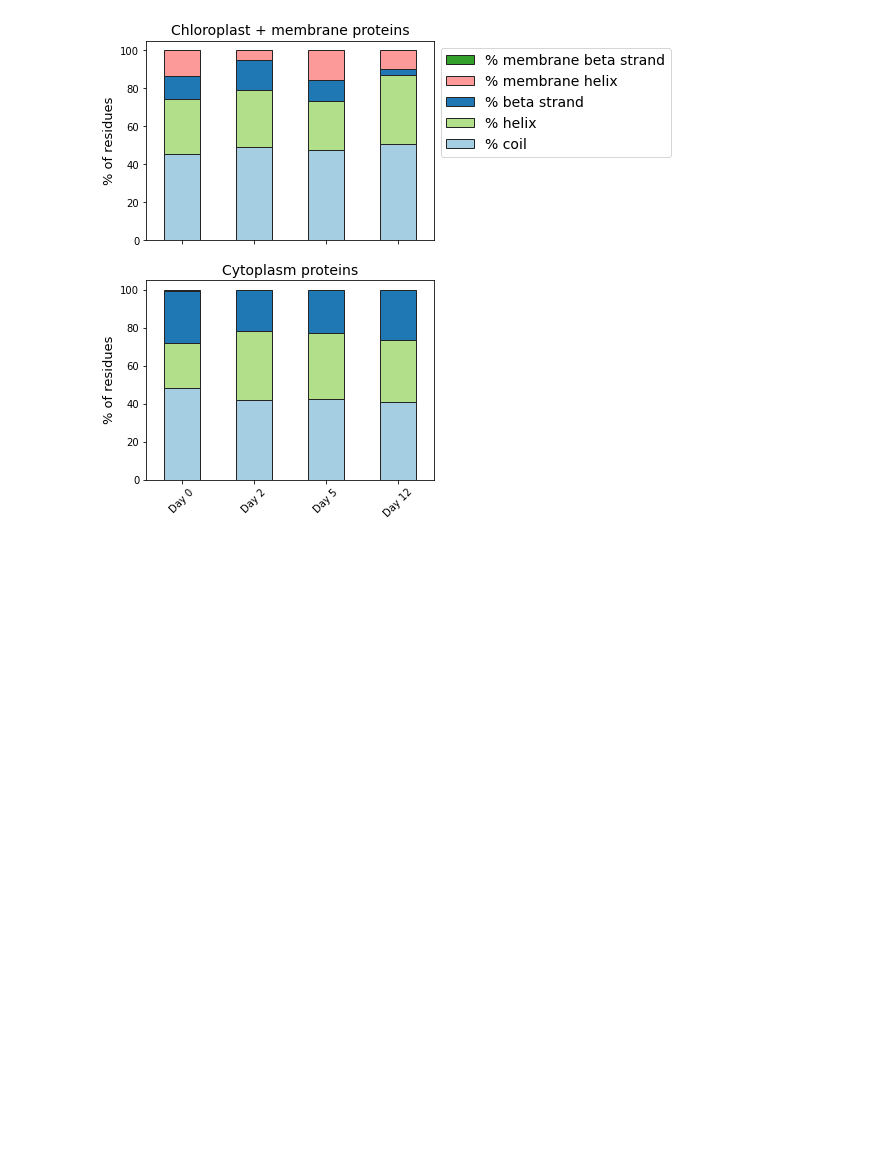
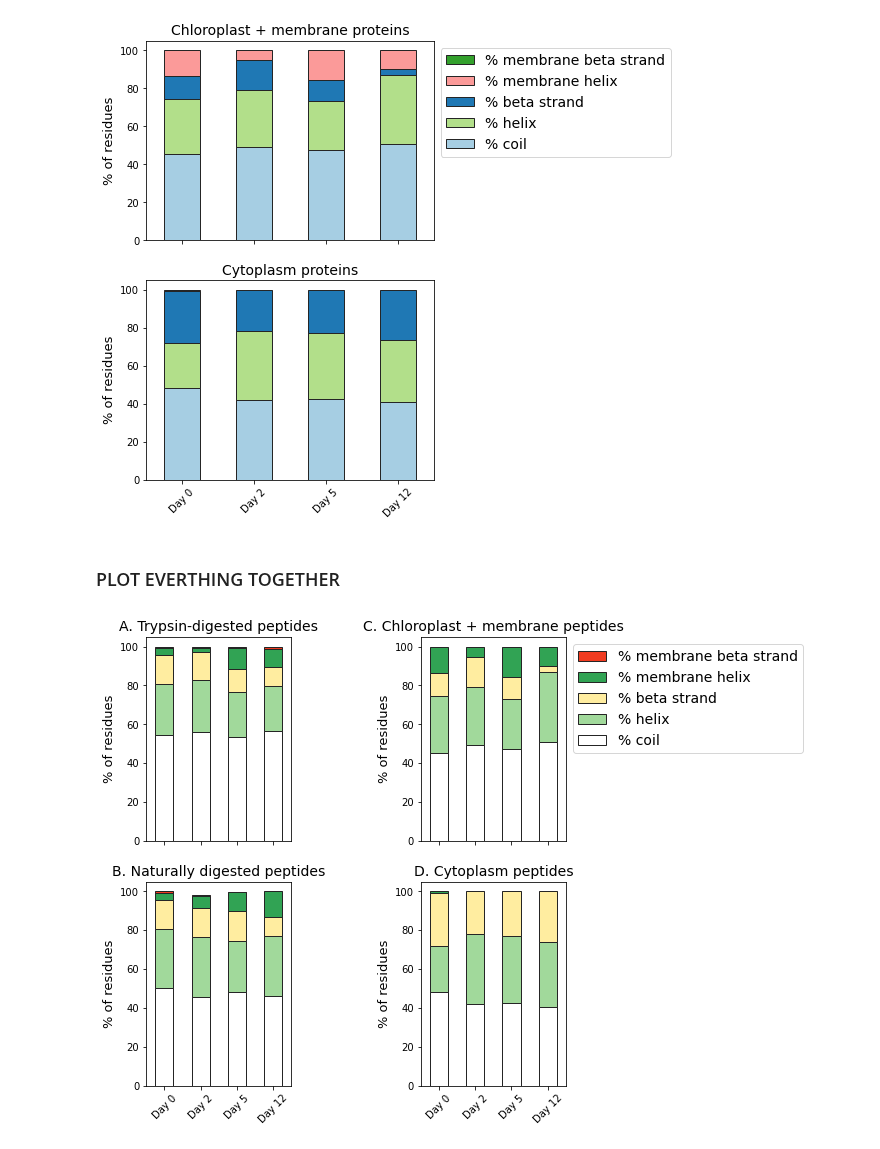
Before and after one commit to MeganEDuffy/rot-mayer, a Jupyter notebook: notebooks/Proteus2/Proteus2-protein/Proteus2-combination-protein.ipynb, the cells around one changed output. Cells and saved outputs as stored; diff of their text form; code cells hidden in the pictures; blank space fills up the shorter version.

```diff
--- a/notebooks/Proteus2/Proteus2-protein/Proteus2-combination-protein.ipynb
+++ b/notebooks/Proteus2/Proteus2-protein/Proteus2-combination-protein.ipynb
@@ -421,3 +347,58 @@ axes[0].legend(handles[::-1], labels[::-1], bbox_to_anchor=(1,1), loc="upper lef
 plt.savefig('/home/millieginty/Documents/git-repos/rot-mayer/figures/fig3b-proteus.png', dpi=400)
 # %% [output]
 [figure]
+# %% [markdown]
+### PLOT EVERTHING TOGETHER
+# %%
+# plot secondary structure predictions
+
+colors = '#d73027', '#fc8d59', '#fee090', '#91cf60', '#e0f3f8', '#91bfdb', '#4575b4'
+
+colors2 = 'white', '#a1d99b', '#ffeda0', '#31a354', '#f03b20'
+
+fig, axes = plt.subplots(figsize=(7, 7),nrows=2, ncols=2)
+plt.tight_layout(pad = 0.1)
+
+plt.subplots_adjust(left=0.15, bottom=0.1, right=None, top=None, wspace= 0.9, hspace= 0.20)
+
+PeaksDB_Proteus_trypsin.plot(ax=axes[0,0], y = ['% coil', '% helix', '% beta strand', '% membrane helix', \
+                                               '% membrane beta strand'], kind='bar', stacked=True, \
+                             color = colors2, edgecolor = '#252525')
+
+PeaksDB_Proteus_undig.plot(ax=axes[1,0], y = ['% coil', '% helix', '% beta strand', '% membrane helix', \
+                                               '% membrane beta strand'], kind='bar', stacked=True, \
+                           color = colors2, edgecolor = '#252525')
+
+PeaksDB_Proteus_mem.plot(ax=axes[0,1], y = ['% coil', '% helix', '% beta strand', '% membrane helix', \
+                                               '% membrane beta strand'], kind='bar', stacked=True, \
+                             color = colors2, edgecolor = '#252525')
+
+PeaksDB_Proteus_cyt.plot(ax=axes[1,1], y = ['% coil', '% helix', '% beta strand', '% membrane helix', \
+                                               '% membrane beta strand'], kind='bar', stacked=True, \
+                           color = colors2, edgecolor = '#252525')
+
+axes[0,0].set_title('A. Trypsin-digested peptides', fontsize = 14)
+axes[0,0].set_ylabel("% of residues", fontsize = 13)
+axes[0,0].get_legend().remove()
+axes[0,0].set_xticklabels( ('', '','', ''), rotation = 45)
+
+axes[1,0].set_title('B. Naturally digested peptides', fontsize = 14)
+axes[1,0].set_ylabel("% of residues", fontsize = 13)
+axes[1,0].get_legend().remove()
+axes[1,0].set_xticklabels(('Day 0', 'Day 2','Day 5', 'Day 12'), rotation = 45)
+
+axes[0,1].set_title('C. Chloroplast + membrane peptides', fontsize = 14)
+axes[0,1].set_ylabel("% of residues", fontsize = 13)
+axes[0,1].set_xticklabels( ('', '','', ''), rotation = 45)
+
+axes[1,1].set_title('D. Cytoplasm peptides', fontsize = 14)
+axes[1,1].set_ylabel("% of residues", fontsize = 13)
+axes[1,1].get_legend().remove()
+axes[1,1].set_xticklabels(('Day 0', 'Day 2', 'Day 5', 'Day 12'), rotation = 45)
+
+handles, labels = axes[0,0].get_legend_handles_labels()
+axes[0,1].legend(handles[::-1], labels[::-1], bbox_to_anchor=(1,1), loc="upper left", fontsize = 14)
+
+plt.savefig('/home/millieginty/Documents/git-repos/rot-mayer/figures/manuscript-files/fig3-proteus.png', bbox_inches='tight', dpi=400)
+# %% [output]
+[figure, added]
```
Also changed, not shown: parts of 2 cells of this notebook, 20 other files.
